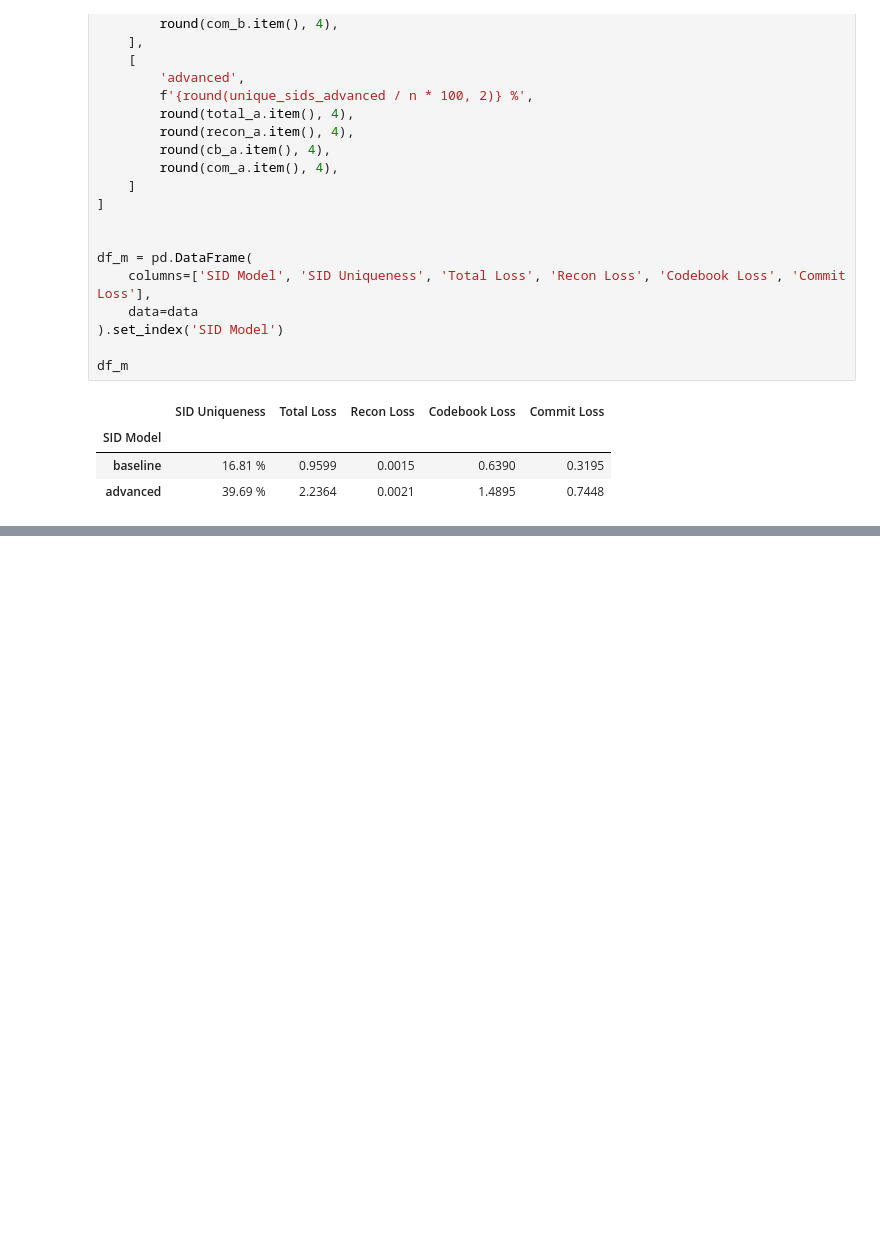
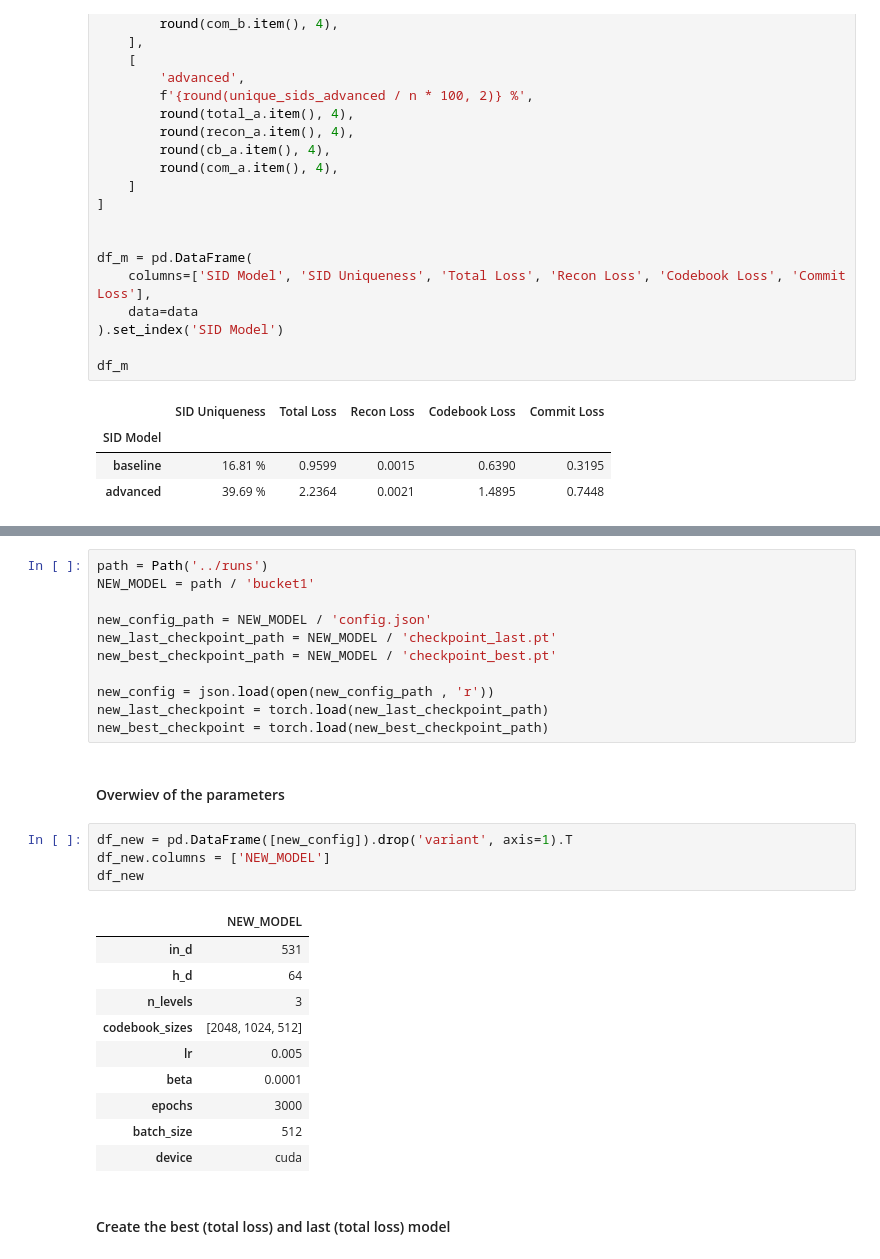
Before and after one commit to nikonhovzunov/plum-ml1m-repro, a Jupyter notebook: notebooks/05_compare_runs.ipynb, the cells around one changed output, grey strips where cells are left out. Saved outputs shown, nothing was run; the diff lists cells and outputs as text; blank space fills up the shorter version.

```diff
--- a/notebooks/05_compare_runs.ipynb
+++ b/notebooks/05_compare_runs.ipynb
@@ -154,0 +173,30 @@ df_m
+# %%
+path = Path('../runs')
+NEW_MODEL = path / 'bucket1'
+
+new_config_path = NEW_MODEL / 'config.json'
+new_last_checkpoint_path = NEW_MODEL / 'checkpoint_last.pt'
+new_best_checkpoint_path = NEW_MODEL / 'checkpoint_best.pt'
+
+new_config = json.load(open(new_config_path , 'r'))
+new_last_checkpoint = torch.load(new_last_checkpoint_path)
+new_best_checkpoint = torch.load(new_best_checkpoint_path)
+# %% [markdown]
+#### Overwiev of the parameters
+# %%
+df_new = pd.DataFrame([new_config]).drop('variant', axis=1).T
+df_new.columns = ['NEW_MODEL']
+df_new
+# %% [output]
+|  | NEW_MODEL |
+| in_d | 531 |
+| h_d | 64 |
+| n_levels | 3 |
+| codebook_sizes | [2048, 1024, 512] |
+| lr | 0.005 |
+| beta | 0.0001 |
+| epochs | 3000 |
+| batch_size | 512 |
+| device | cuda |
+# %% [markdown]
+#### Create the best (total loss) and last (total loss) model
```
Also changed, not shown: parts of 10 cells of this notebook, 4 other files.
